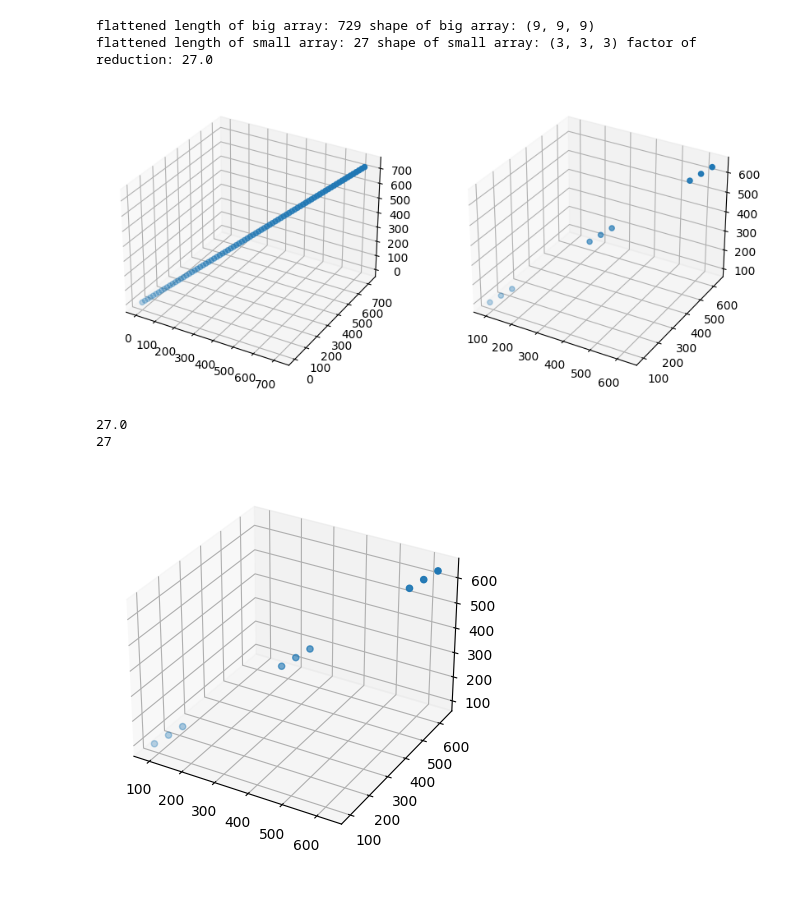
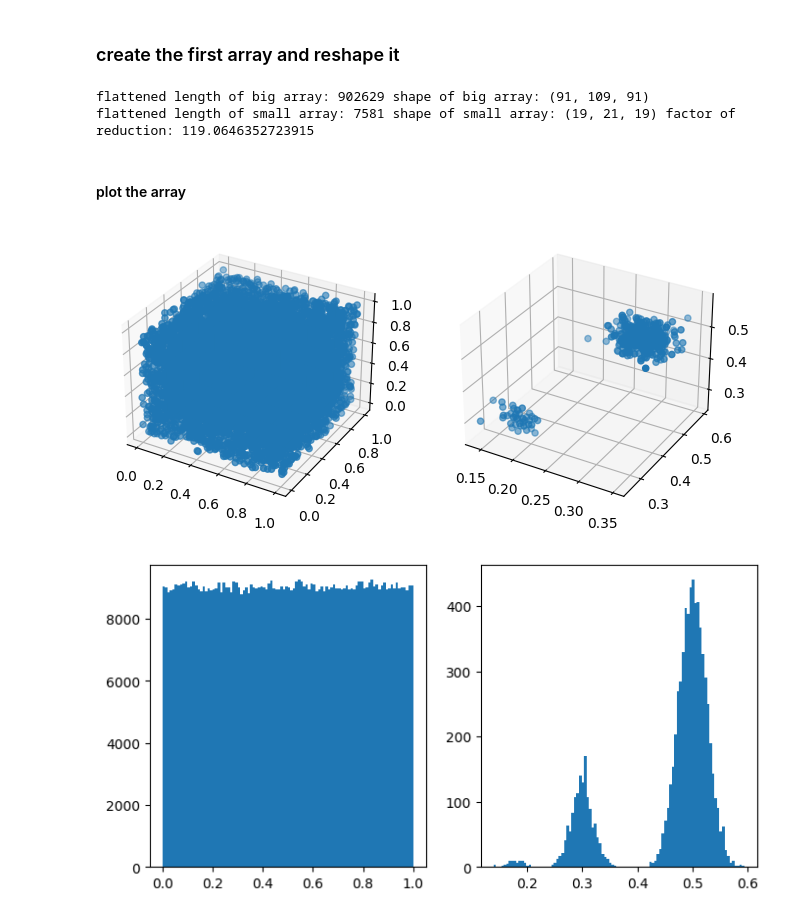
Before and after one commit to tahendry/master_thesis, a Jupyter notebook: histogram_analysis.ipynb, the cells around one changed output. Cells and saved outputs as stored; diff of their text form; code cells hidden in the pictures; blank space fills up the shorter version.

```diff
--- a/histogram_analysis.ipynb
+++ b/histogram_analysis.ipynb
@@ -51,38 +16,38 @@ def reshape_array(big_array, volume_size):
+# %% [markdown]
+### create the first array and reshape it
 # %%
 # create a 3d array
-a = np.arange(9*9*9).reshape(9, 9, 9)
-print(f"flattened length of big array: {len(a.flatten())}",
-      f"shape of big array: {a.shape}",)
+arr_big_1 = np.random.rand(91, 109, 91)
+print(f"flattened length of big array: {len(arr_big_1.flatten())}",
+      f"shape of big array: {arr_big_1.shape}",)
 
 # reshape the array
-reshape_factor = 3
-b = reshape_array(a, (reshape_factor, reshape_factor, reshape_factor))
-print(f"flattened length of small array: {len(b.flatten())}",
-      f"shape of small array: {b.shape}",
-      f"factor of reduction: {len(a.flatten()) / len(b.flatten())}")
-
-# 3d subplot with big and small array next to each other
-fig = plt.figure(figsize=(10, 10))
-ax1 = fig.add_subplot(121, projection='3d')
-ax1.scatter(a[:, :, 0], a[:, :, 1], a[:, :, 2])
-ax2 = fig.add_subplot(122, projection='3d')
-ax2.scatter(b[:, :, 0], b[:, :, 1], b[:, :, 2])
-plt.show()
+reshape_factor = 5
+arr_small_1 = ra(arr_big_1, (reshape_factor, reshape_factor, reshape_factor))
+print(f"flattened length of small array: {len(arr_small_1.flatten())}",
+      f"shape of small array: {arr_small_1.shape}",
+      f"factor of reduction: {len(arr_big_1.flatten()) / len(arr_small_1.flatten())}")
 # %% [output]
-flattened length of big array: 729 shape of big array: (9, 9, 9)
-flattened length of small array: 27 shape of small array: (3, 3, 3) factor of reduction: 27.0
+flattened length of big array: 902629 shape of big array: (91, 109, 91)
+flattened length of small array: 7581 shape of small array: (19, 21, 19) factor of reduction: 119.0646352723915
-[figure, removed]
-# %%
-b = reshape_array(a, (3, 3, 3))
-print(f"{len(a.flatten()) / len(b.flatten())}")
-print(len(b.flatten()))
-
-# print the array in a 3d view
-fig = plt.figure()
-ax = fig.add_subplot(111, projection='3d')
-ax.scatter(b[:, :, 0], b[:, :, 1], b[:, :, 2])
-plt.show()
-# %% [output]
-27.0
-27
-[figure, removed]
+# %% [markdown]
+#### plot the array
+# %%
+# 3d subplot with big and small array next to each other
+fig = plt.figure(figsize=(8, 4))
+ax1 = fig.add_subplot(121, projection='3d')
+ax1.scatter(arr_big_1[:, :, 0], arr_big_1[:, :, 1], arr_big_1[:, :, 2])
+ax2 = fig.add_subplot(122, projection='3d')
+ax2.scatter(arr_small_1[:, :, 0], arr_small_1[:, :, 1], arr_small_1[:, :, 2])
+plt.show()
+
+# plot histogram of big and small array
+fig = plt.figure(figsize=(8, 4))
+ax1 = fig.add_subplot(121)
+ax1.hist(arr_big_1.flatten(), bins=100)
+ax2 = fig.add_subplot(122)
+ax2.hist(arr_small_1.flatten(), bins=100)
+plt.show()
+# %% [output]
+[figure, added]
+[figure, added]
```
Also changed, not shown: parts of 19 cells of this notebook, 1 other file.
